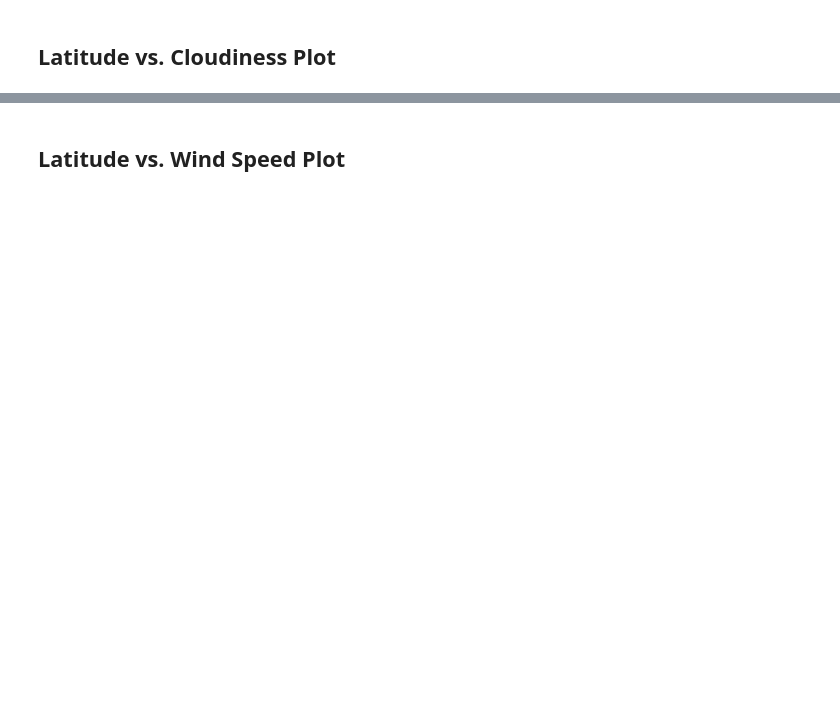
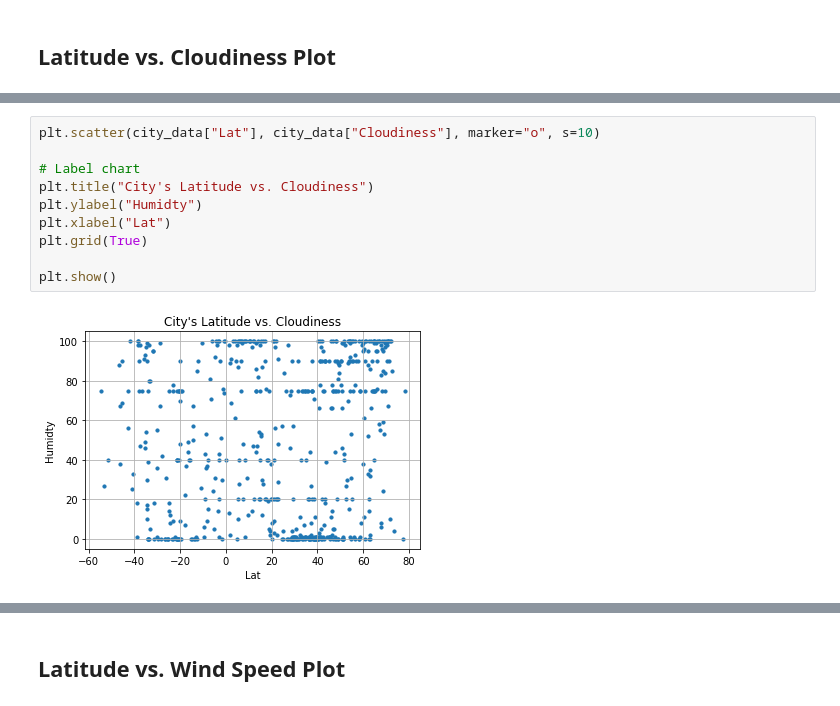
Before and after one commit to EvanK215/python-api-challenge, a Jupyter notebook: starter_code/WeatherPy.ipynb, the cells around one changed output, grey strips where cells are left out. Drawn from its saved outputs; the diff is of its cells as text; blank space fills up the shorter version.

```diff
--- a/starter_code/WeatherPy.ipynb
+++ b/starter_code/WeatherPy.ipynb
@@ -188,0 +218,12 @@ Int64Index([], dtype='int64')
+# %%
+plt.scatter(city_data["Lat"], city_data["Cloudiness"], marker="o", s=10)
+
+# Label chart
+plt.title("City's Latitude vs. Cloudiness")
+plt.ylabel("Humidty")
+plt.xlabel("Lat")
+plt.grid(True)
+
+plt.show()
+# %% [output]
+[figure, added]
```
Also changed, not shown: parts of 43 cells of this notebook, 15 other files.
